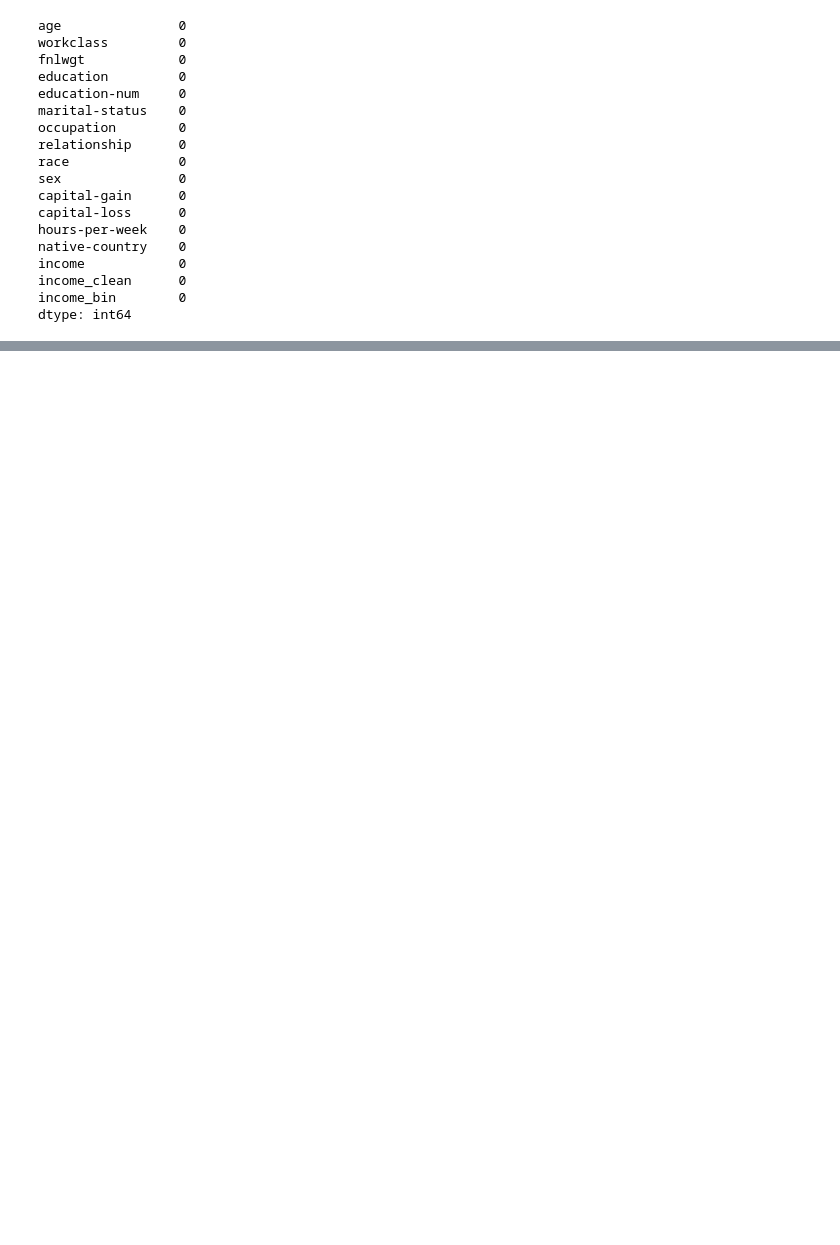
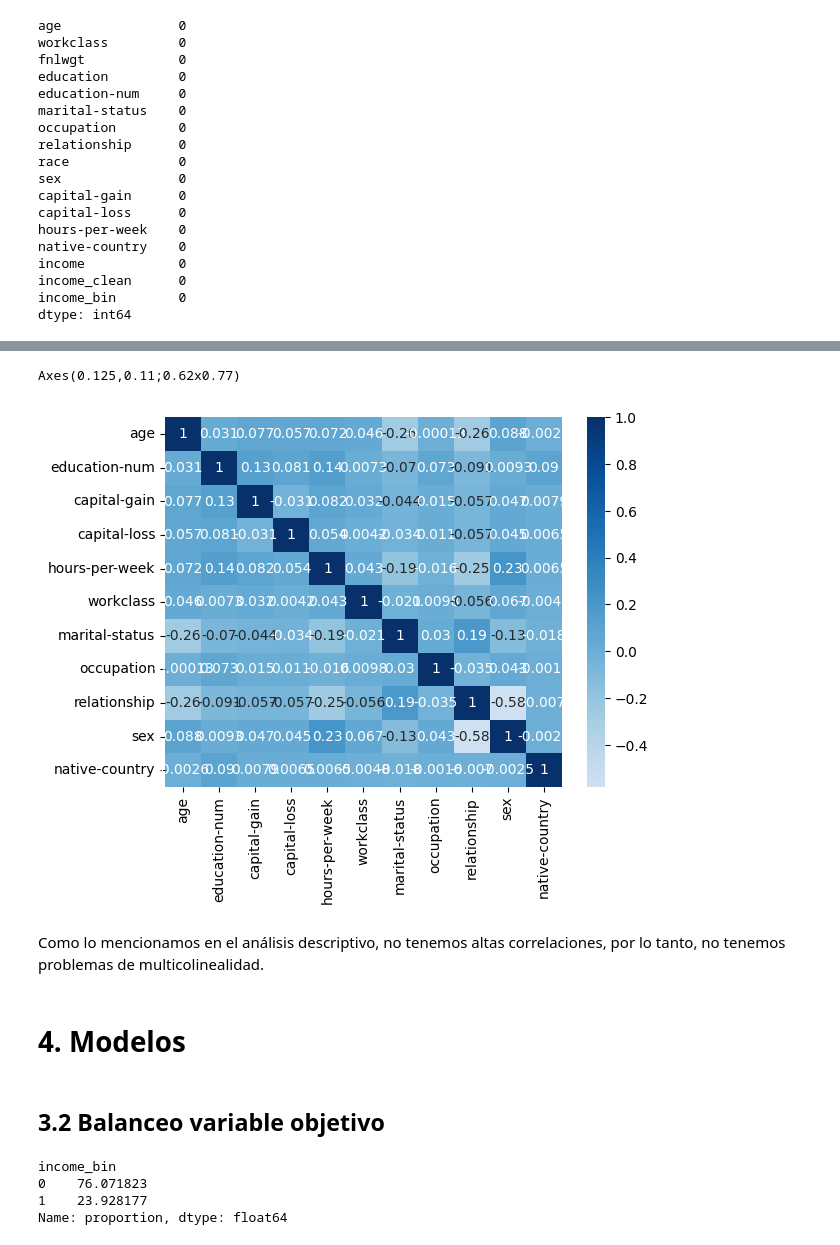
Before and after one commit to JohnOspa/ProyectoMLOps, a Jupyter notebook: notebooks/01_EDA.ipynb, the cells around one changed output, grey strips where cells are left out. Drawn from its saved outputs; the diff is of its cells as text; code cells hidden in the pictures; blank space fills up the shorter version.

Commit message:
Actualización procesamiento de datos y validación de modelos

```diff
--- a/notebooks/01_EDA.ipynb
+++ b/notebooks/01_EDA.ipynb
@@ -681,0 +704,14 @@ dtype: int64
+# %%
+base = df.copy()
+# %%
+features_num = ['age','education-num','capital-gain','capital-loss','hours-per-week']
+features_cat = ['workclass','marital-status','occupation','relationship','sex','native-country']
+target = ['income_bin']
+# %%
+# Convertir texto a números, no se crean dicótmas por los grados de libertad: Este código reemplaza las categorías por valores numéricos (por ejemplo, 'Low' → 0, 'Medium' → 1, 'High' → 2, según el orden alfabético).
+le = LabelEncoder()
+
+# Aplicar LabelEncoder a cada columna
+for col in features_cat:
+    base[col] = le.fit_transform(base[col])
+print(base.dtypes)
@@ -681,0 +737,15 @@ dtype: int64
+# %%
+#Dividir datos de entrada y de salida
+X = base[features_num + features_cat].copy()
+y = base[target].copy()
+# %%
+#Para TODOS los modelos se debe revisar la no existencia de Multicolinealidad
+correlation_matrix = X.corr()
+print(sns.heatmap(correlation_matrix, annot=True, cmap="Blues", center=0))
+# %% [output]
+Axes(0.125,0.11;0.62x0.77)
+[figure, added]
+# %% [markdown]
+Como lo mencionamos en el análisis descriptivo, no tenemos altas correlaciones, por lo tanto, no tenemos problemas de multicolinealidad.
+# %% [markdown]
+# **4. Modelos**
@@ -681,0 +755,9 @@ dtype: int64
+# %% [markdown]
+## **3.2 Balanceo variable objetivo**
+# %%
+y['income_bin'].value_counts(normalize=True) * 100
+# %% [output]
+income_bin
+0    76.071823
+1    23.928177
+Name: proportion, dtype: float64
```
Also changed, not shown: parts of 33 cells of this notebook.
